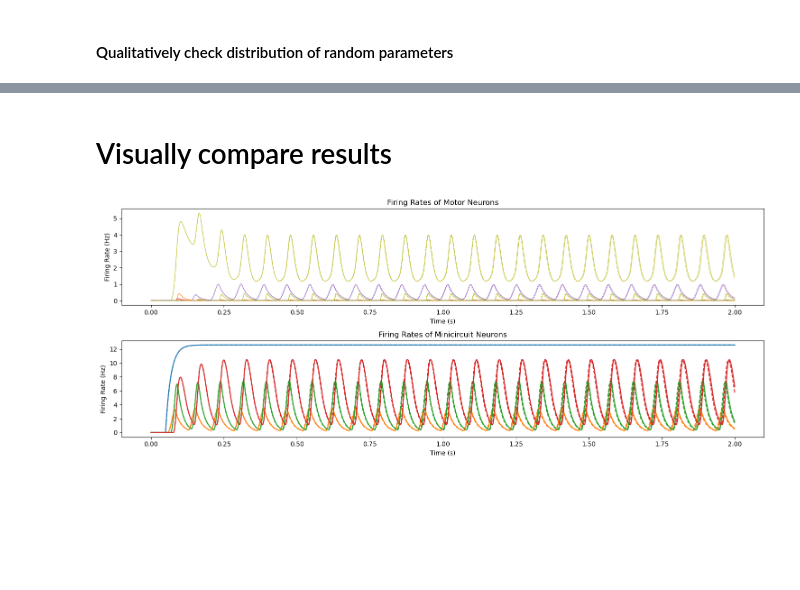
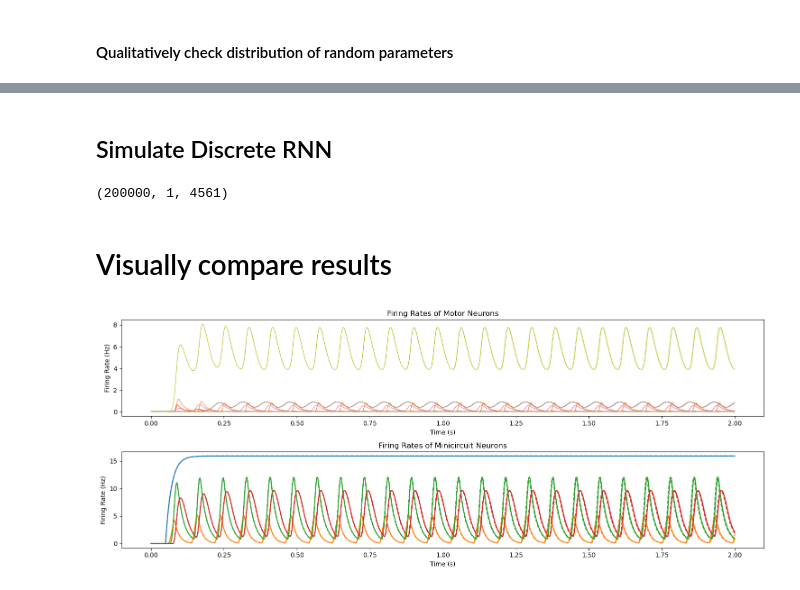
Before and after one commit to smpuglie/Pugliese_cpg_2025, a Jupyter notebook: dt-analysis/vnc-rnn/test-vnc-network/test-ODE-vs-discreteRNN.ipynb, the cells around one changed output, grey strips where cells are left out. Cells and saved outputs as stored; diff of their text form; code cells hidden in the pictures; blank space fills up the shorter version.

Commit message:
compare individual examples ODE vs Discrete RNNs

```diff
--- a/dt-analysis/vnc-rnn/test-vnc-network/test-ODE-vs-discreteRNN.ipynb
+++ b/dt-analysis/vnc-rnn/test-vnc-network/test-ODE-vs-discreteRNN.ipynb
@@ -157,6 +138,7 @@ firing_rates_Discrete.shape  # should be (num_timesteps, batch_size, num_neurons
 - setup with the same simulation parameters as the Discrete simulation
 # %%
-multiplicative_factor_dt = 10
+multiplicative_factor_dt = int((1e-3+1e-15) // dt)
+print(multiplicative_factor_dt)
 dt_ODE = dt * multiplicative_factor_dt
 num_timesteps_ODE = int(simulation_time / dt_ODE)
 
@@ -173,7 +155,7 @@ firing_rates_ODE = run_single_simulation(
     noise_stdv=0,
     t_axis=jnp.arange(1, num_timesteps_ODE) * dt_ODE,
     T=simulation_time,
-    dt=dt_ODE,
+    dt=dt,
     pulse_start=pulse_start,
     pulse_end=simulation_time,
     r_tol=r_tol,
@@ -186,0 +171,2 @@ firing_rates_ODE.shape  # should be (num_neurons, num_timesteps)
+# %% [markdown]
+## Simulate Discrete RNN
@@ -187,44 +185,33 @@ firing_rates_ODE.shape  # should be (num_neurons, num_timesteps)
+# %%
+firing_rates_Discrete.shape  # should be (num_timesteps, batch_size, num_neurons)
+# %% [output]
+(200000, 1, 4561)
 # %% [markdown]
 # Visually compare results
+# %%
+# convert to numpy for plotting
+plot_every_N_steps = multiplicative_factor_dt
+mn_firing_rates_Discrete = np.asarray(firing_rates_Discrete)[::plot_every_N_steps, :, mn_indices]
+minicircuit_firing_rates_Discrete = np.asarray(firing_rates_Discrete)[::plot_every_N_steps, :, minicircuit_indices]
+mn_firing_rates_ODE = np.asarray(firing_rates_ODE)[mn_indices]
+minicircuit_firing_rates_ODE = np.asarray(firing_rates_ODE)[minicircuit_indices]
 # %%
-plot_every_N_steps = 10
-mn_firing_rates_Discrete = firing_rates_Discrete[:, :, mn_indices]
-minicircuit_firing_rates_Discrete = firing_rates_Discrete[:, :, minicircuit_indices]
-mn_firing_rates_ODE = firing_rates_ODE[mn_indices]
-minicircuit_firing_rates_ODE = firing_rates_ODE[minicircuit_indices]
-
 fig, axes = plt.subplots(2, 1, figsize=(15, 6))
-axes[0].plot(
-    jnp.arange(num_timesteps + 1)[::plot_every_N_steps*multiplicative_factor_dt] * dt,
-    mn_firing_rates_Discrete[:: plot_every_N_steps * multiplicative_factor_dt, 0, :],
-    lw=0.7,
-)
+axes[0].plot(np.arange(0, num_timesteps + 1, plot_every_N_steps) * dt, mn_firing_rates_Discrete[:, 0, :], lw=0.7)
 axes[0].set_prop_cycle(None)  # reset color cycle
-axes[0].plot(
-    jnp.arange(1, num_timesteps_ODE)[::plot_every_N_steps] * dt_ODE,
-    mn_firing_rates_ODE.T[::plot_every_N_steps],
-    lw=0.7,
-    ls="--",
-)
+axes[0].plot(np.arange(1, num_timesteps_ODE) * dt_ODE, mn_firing_rates_ODE.T, lw=0.7, ls="--")
 axes[0].set_xlabel("Time (s)")
 axes[0].set_ylabel("Firing Rate (Hz)")
 axes[0].set_title("Firing Rates of Motor Neurons")
 
-axes[1].plot(
-    jnp.arange(num_timesteps + 1)[::plot_every_N_steps*multiplicative_factor_dt] * dt,
-    minicircuit_firing_rates_Discrete[:: plot_every_N_steps * multiplicative_factor_dt, 0, :],
-)
+axes[1].plot(np.arange(0, num_timesteps + 1, plot_every_N_steps) * dt, minicircuit_firing_rates_Discrete[:, 0, :])
 axes[1].set_prop_cycle(None)  # reset color cycle
-axes[1].plot(
-    jnp.arange(1, num_timesteps_ODE)[::plot_every_N_steps] * dt_ODE,
-    minicircuit_firing_rates_ODE.T[::plot_every_N_steps],
-    ls="--",
-)
+axes[1].plot(np.arange(1, num_timesteps_ODE) * dt_ODE, minicircuit_firing_rates_ODE.T, ls="--")
 axes[1].set_xlabel("Time (s)")
 axes[1].set_ylabel("Firing Rate (Hz)")
 axes[1].set_title("Firing Rates of Minicircuit Neurons")
 
 plt.tight_layout()
 plt.show()
 # %% [output]
-[figure, old version]
+[figure, new version]
```
Also changed, not shown: parts of 11 cells of this notebook.
